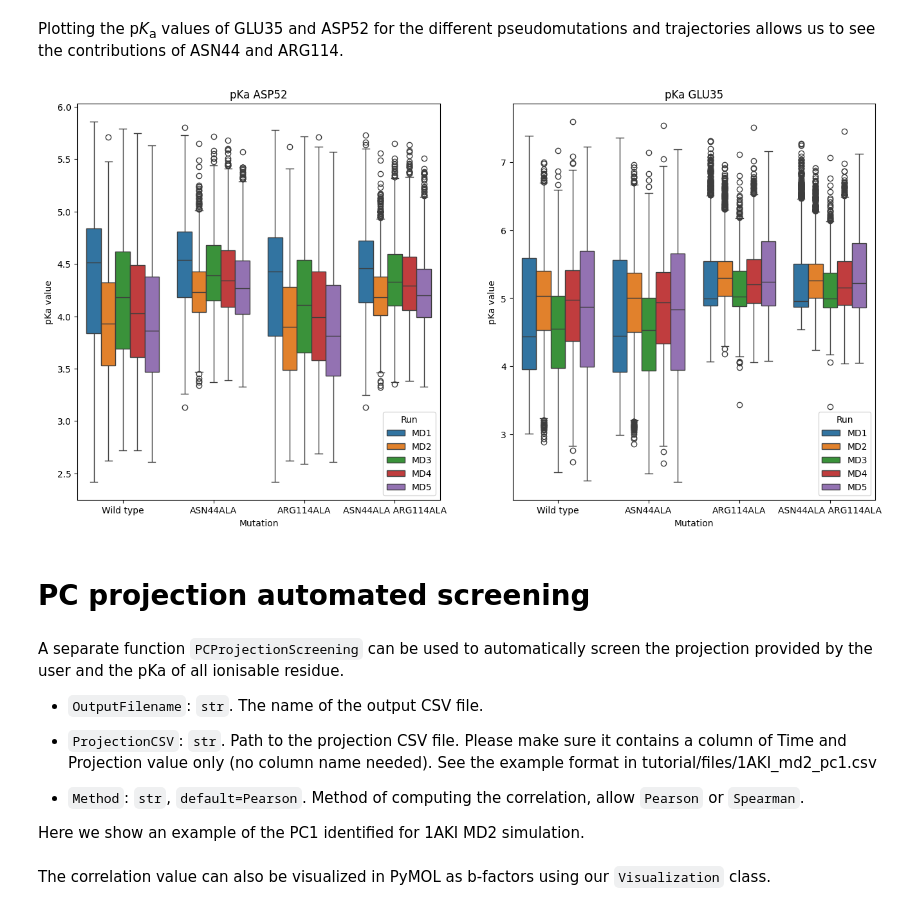
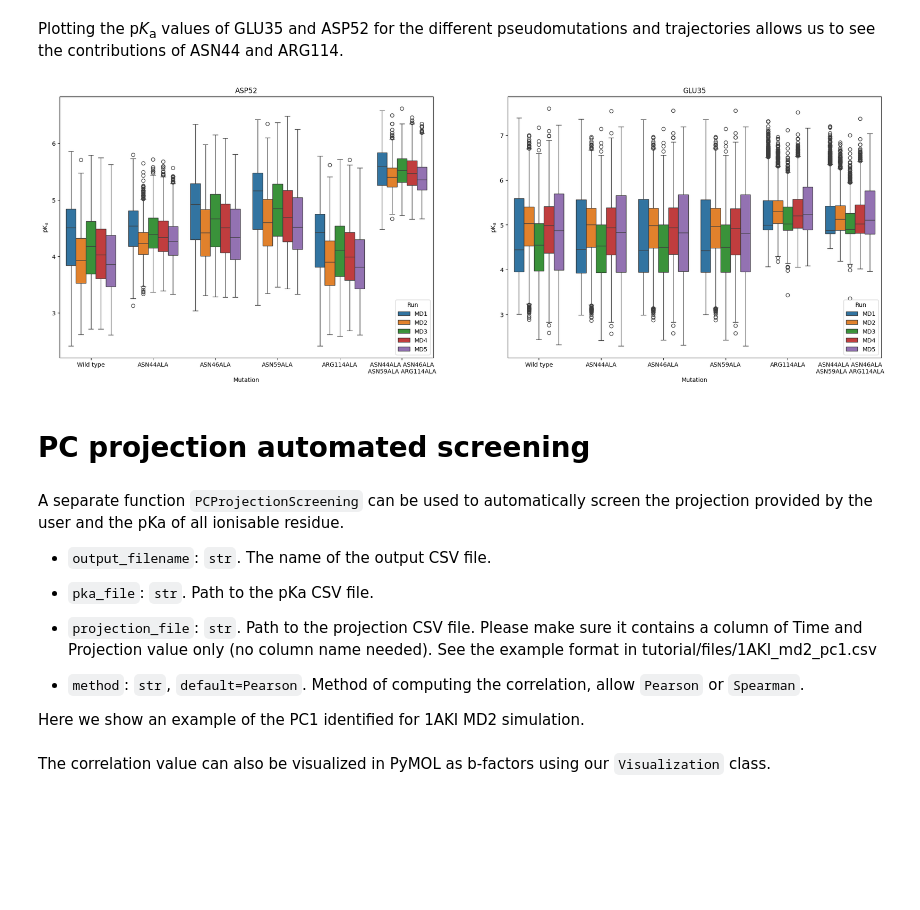
Before and after one commit to fornililab/TrIPP, a Jupyter notebook: tutorial.ipynb, the cells around one changed output. Drawn from its saved outputs; the diff is of its cells as text; code cells hidden in the pictures; blank space fills up the shorter version.

Commit message:
Tutorial notebook update

```diff
--- a/tutorial.ipynb
+++ b/tutorial.ipynb
@@ -138,10 +138,13 @@ Once the p*K*<sub>a</sub> values and differences to model values are calculated
 import pandas as pd
 import matplotlib.pyplot as plt
 import seaborn as sns
+from tripp._model_pka_values_ import model_pka_values
 
-fig, ax = plt.subplots(1,5, figsize=(35, 10))
+output_directory = 'tutorial/output'
 
-#Plot histogram showing the pKa values ls
+fig, ax = plt.subplots(1,5, figsize=(35, 10),dpi=300)
+
+#Plot histogram showing the pKa values
 for idx in range(1,6):
     output_prefix = f'1AKI_md{idx}'
     final_directory = f'{output_directory}/{output_prefix}'
@@ -149,6 +152,17 @@ for idx in range(1,6):
     df_md = pd.read_csv(f'{final_directory}/1AKI_md{idx}_pka.csv')
     df_melt = df_md.melt(id_vars='Time [ps]', var_name='Residues', value_name='pKa value')
     sns.histplot(data=df_melt, x='pKa value', y='Residues', ax=ax[idx-1], binwidth=0.1)
+    ax[idx-1].set(xlabel=r'pK$_{\rm a}$')
+    ax[idx-1].set_title(f'MD{idx}')
+    #Adding model pKa value to each row
+    for ytick, residue in enumerate([i[:3] for i in df_melt['Residues'].unique()]):
+        if 'N+' in residue:
+            ax[idx-1].vlines(model_pka_values['NTR'],ytick-0.5,ytick+0.5,colors='red',linestyles='dotted')
+        elif 'C-' in residue:
+            ax[idx-1].vlines(model_pka_values['CTR'],ytick-0.5,ytick+0.5,colors='red',linestyles='dotted')
+        else:
+            ax[idx-1].vlines(model_pka_values[residue],ytick-0.5,ytick+0.5,colors='red',linestyles='dotted')
+
 
 fig, ax = plt.subplots(1,5, figsize=(35, 10))
 
@@ -160,4 +174,6 @@ for idx in range(1,6):
     df_md = pd.read_csv(f'{final_directory}/1AKI_md{idx}_difference_to_model.csv')
     df_melt = df_md.melt(id_vars='Time [ps]', var_name='Residues', value_name='pKa value deviation')
     sns.histplot(data=df_melt, x='pKa value deviation', y='Residues', ax=ax[idx-1], binwidth=0.1)
+    ax[idx-1].set(xlabel=r'pK$_{\rm a}$ deviation')
+    ax[idx-1].set_title(f'MD{idx}')
 # %% [output]
@@ -521,7 +537,7 @@ output_directory = 'tutorial/output'
 topology_file = f'{file_directory}/1AKI_minstr.pdb'
 
 for idx in range(1,6):
-    for mutation in [44, 114, [44, 114]]:
+    for mutation in [44, 46, 59, 114, [44, 46, 59, 114]]:
         if type(mutation) == int:
             output_prefix = f'1AKI_md{idx}_{mutation}'
         else:
@@ -716,35 +710,45 @@ pKa will not be calculated for these cysteines.
 # %% [markdown]
 Plotting the p*K*<sub>a</sub> values of GLU35 and ASP52 for the different pseudomutations and trajectories allows us to see the contributions of ASN44 and ARG114.
 # %%
+output_directory = 'tutorial/output'
+
 mutant_df_list = []
-mutation_dict = {'Wild type' : '', 'ASN44ALA' : '_44', 'ARG114ALA' : '_114', 'ASN44ALA ARG114ALA' : '_44_114'}
+mutation_dict = {'Wild type' : '',
+                 'ASN44ALA' : '_44',
+                 'ASN46ALA' : '_46',
+                 'ASN59ALA' : '_59',
+                 'ARG114ALA' : '_114',
+                 'ASN44ALA ASN46ALA\nASN59ALA ARG114ALA' : '_44_46_59_114'}
 for idx in range(1,6):
     for index, mutation in enumerate(mutation_dict.keys()):
         df = pd.read_csv(f'{output_directory}/1AKI_md{idx}{mutation_dict[mutation]}/1AKI_md{idx}{mutation_dict[mutation]}_pka.csv')
         df = df[['Time [ps]', 'ASP52', 'GLU35']]
         df_melt = df.melt(id_vars='Time [ps]', var_name='Residues', value_name='pKa value')
         df_melt['Run'] = f'MD{idx}'
         df_melt['Mutation'] = mutation
         mutant_df_list.append(df_melt)
 
 df_mutant = pd.concat(mutant_df_list)
 
-fig, ax = plt.subplots(1,2, figsize=(16,8))
+fig, ax = plt.subplots(1,2, figsize=(25,8))
 for index, item in enumerate(['ASP52', 'GLU35']):
     sns.boxplot(data=df_mutant[df_mutant['Residues']==item], x='Mutation', y='pKa value', hue='Run', ax=ax[index])
-    ax[index].set_title(f'pKa {item}')
+    ax[index].set_title(f'{item}')
+    ax[index].set_ylabel(r'pK${\rm_a}$')
 # %% [output]
-[figure, old version]
+[figure, new version]
 # %% [markdown]
 # PC projection automated screening
 # %% [markdown]
 A separate function `PCProjectionScreening` can be used to automatically screen the projection provided by the user and the pKa of all ionisable residue.
 
-- `OutputFilename`: `str`. The name of the output CSV file.
+- `output_filename`: `str`. The name of the output CSV file.
 
-- `ProjectionCSV`: `str`. Path to the projection CSV file. Please make sure it contains a column of Time and Projection value only (no column name needed). See the example format in tutorial/files/1AKI_md2_pc1.csv
+- `pka_file`: `str`. Path to the pKa CSV file.
 
-- `Method`: `str`, `default=Pearson`. Method of computing the correlation, allow `Pearson` or `Spearman`.
+- `projection_file`: `str`. Path to the projection CSV file. Please make sure it contains a column of Time and Projection value only (no column name needed). See the example format in tutorial/files/1AKI_md2_pc1.csv
+
+- `method`: `str`, `default=Pearson`. Method of computing the correlation, allow `Pearson` or `Spearman`.
 
 Here we show an example of the PC1 identified for 1AKI MD2 simulation.
 # %%
```
Also changed, not shown: parts of 3 cells of this notebook, 36 other files.
